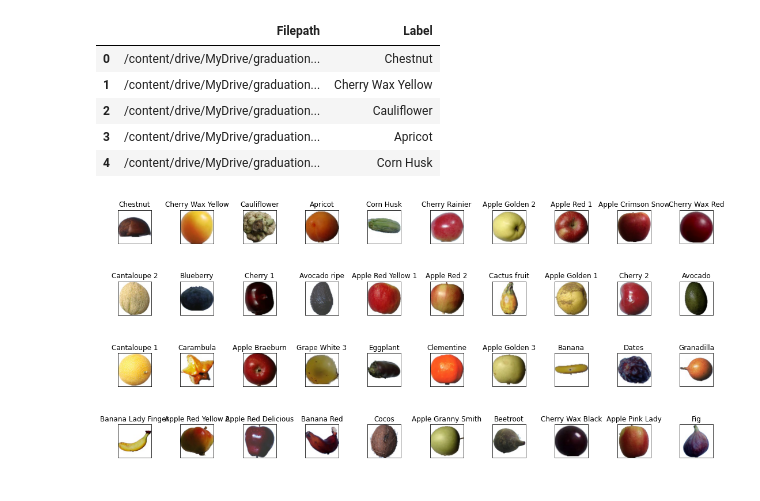
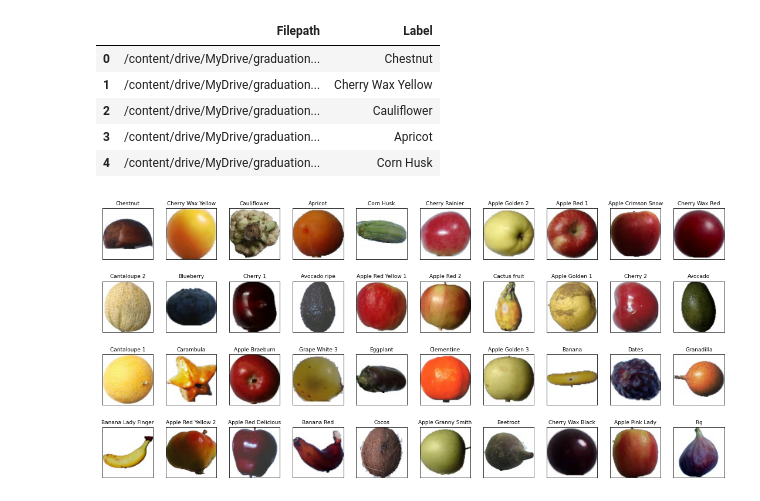
Before and after one commit to duyguaran/graduation_thesis, a Jupyter notebook: fruits.ipynb, the cells around one changed output. Drawn from its saved outputs; the diff is of its cells as text; code cells hidden in the pictures.

```diff
--- a/fruits.ipynb
+++ b/fruits.ipynb
@@ -138,14 +138,14 @@ train_df.head() # we can see that which paths the labels are
 # %%
 df_unique = train_df.copy().drop_duplicates(subset=["Label"]).reset_index() #df with a Label of each category
 fig, axes = plt.subplots(nrows=4, ncols=10, figsize=(15, 7), # we can see that some images of the dataset
                         subplot_kw={'xticks': [], 'yticks': []})
 
 for i, ax in enumerate(axes.flat):
     ax.imshow(plt.imread(df_unique.Filepath[i]))
-    ax.set_title(df_unique.Label[i], fontsize = 12)
+    ax.set_title(df_unique.Label[i], fontsize = 9)
 plt.tight_layout(pad=0.5)
 plt.show()
 # %% [output]
-[figure, old version]
+[figure, new version]
 # %%
 from sklearn.datasets import load_files
```
